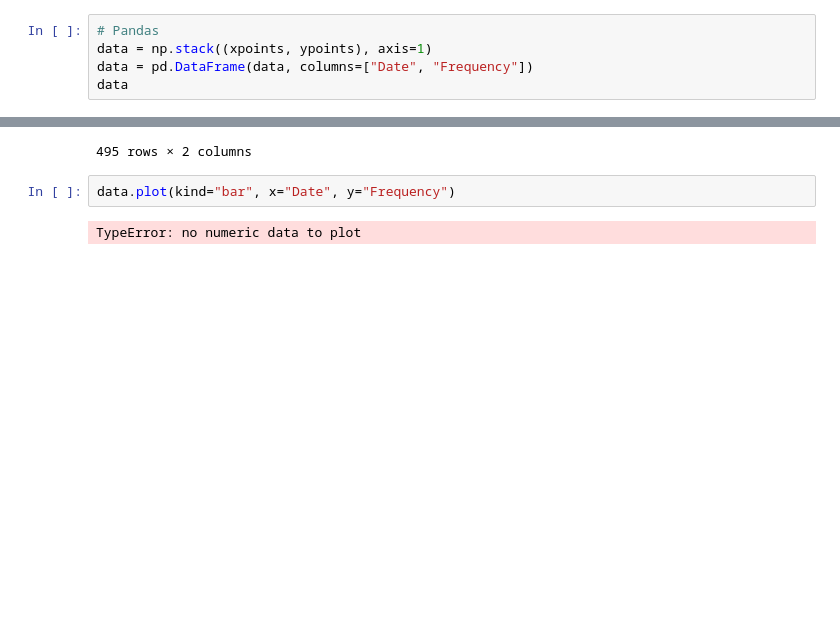
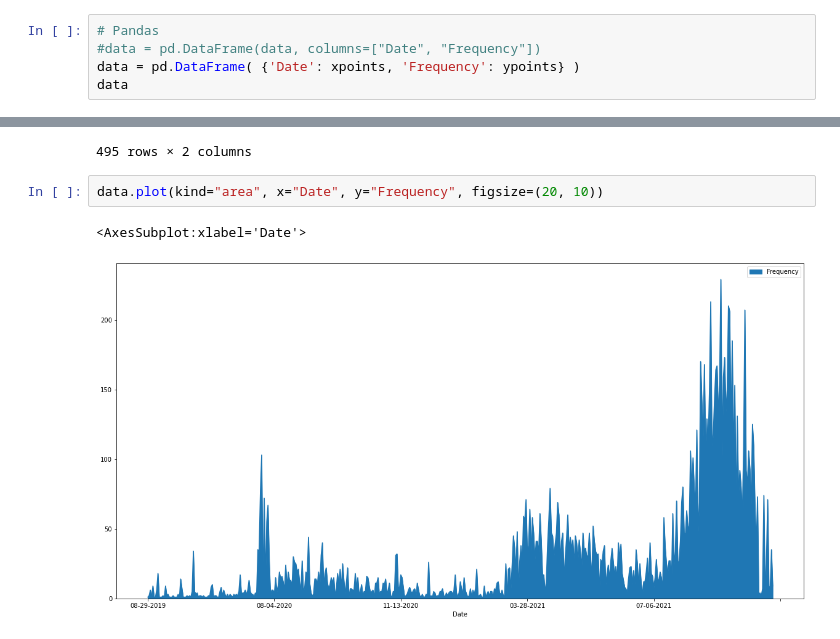
Before and after one commit to DabideBoi/ML-Covid-Prediction-General-Trias, a Jupyter notebook: ML Notebook.ipynb, the cells around one changed output, grey strips where cells are left out. Saved outputs shown, nothing was run; the diff lists cells and outputs as text; blank space fills up the shorter version.

```diff
--- a/ML Notebook.ipynb
+++ b/ML Notebook.ipynb
@@ -64,8 +64,8 @@ plt.show()
 [figure]
 # %%
 # Pandas
-data = np.stack((xpoints, ypoints), axis=1)
-data = pd.DataFrame(data, columns=["Date", "Frequency"])
+#data = pd.DataFrame(data, columns=["Date", "Frequency"])
+data = pd.DataFrame( {'Date': xpoints, 'Frequency': ypoints} )
 data
 # %% [output]
 |  | Date | Frequency |
@@ -82,6 +82,7 @@ data
 | 494 | 12-04-2021 | 9 |
 495 rows × 2 columns
 # %%
-data.plot(kind="bar", x="Date", y="Frequency")
+data.plot(kind="area", x="Date", y="Frequency", figsize=(20, 10))
 # %% [output]
-TypeError: no numeric data to plot
+<AxesSubplot:xlabel='Date'>
+[figure, added]
```
